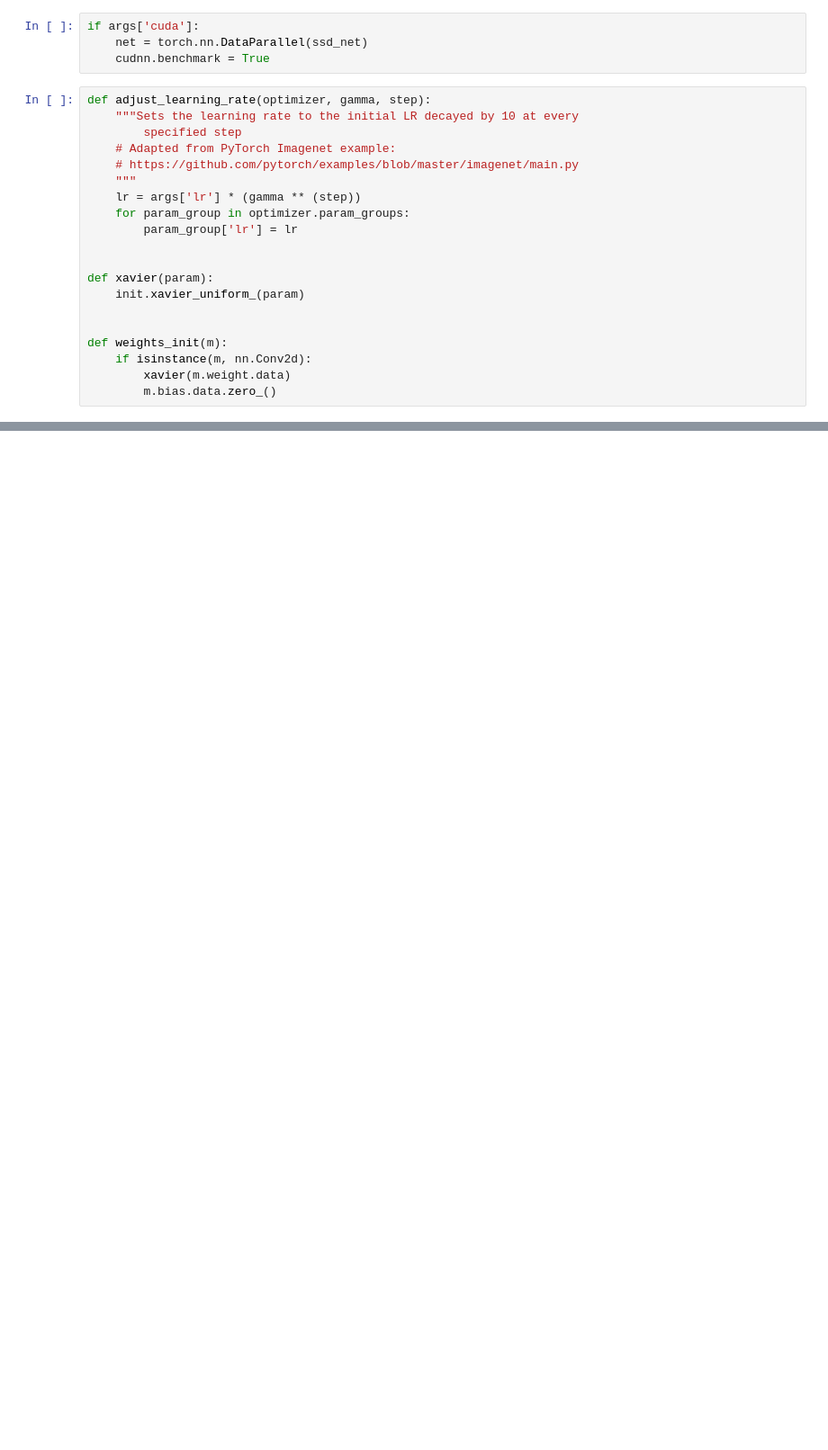
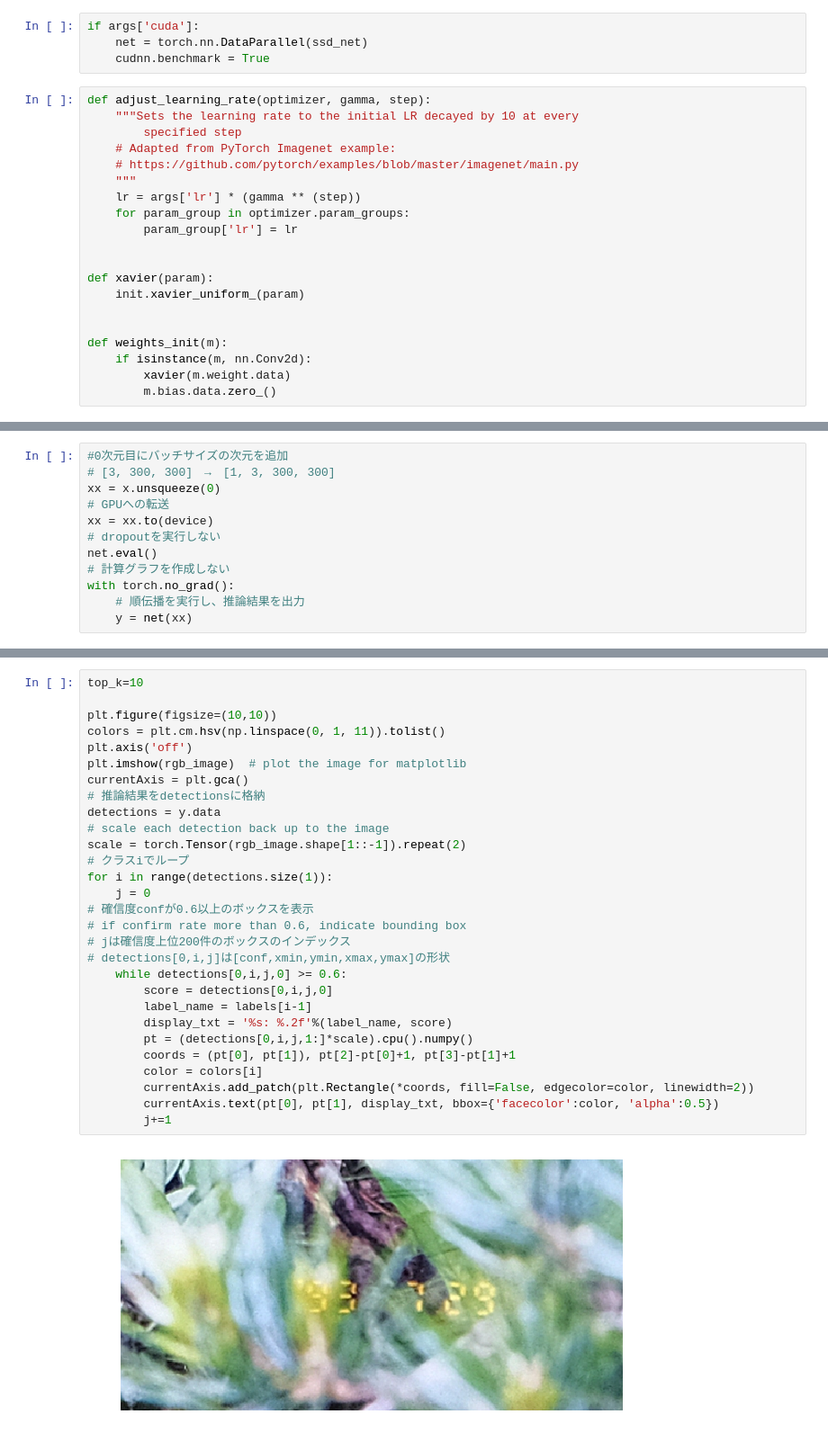
Before and after one commit to miyamotok0105/pytorch_handbook, a Jupyter notebook: chapter7/section7_4.ipynb, the cells around one changed output, grey strips where cells are left out. Shown at 90% size. Saved outputs shown, nothing was run; the diff lists cells and outputs as text; blank space fills up the shorter version.

```diff
--- a/chapter7/section7_4.ipynb
+++ b/chapter7/section7_4.ipynb
@@ -350,0 +497,12 @@ iter 1190 || Loss: 6.3005 ||
+# %%
+#0次元目にバッチサイズの次元を追加
+# [3, 300, 300]　→　[1, 3, 300, 300]
+xx = x.unsqueeze(0)
+# GPUへの転送
+xx = xx.to(device)
+# dropoutを実行しない
+net.eval()
+# 計算グラフを作成しない
+with torch.no_grad():
+    # 順伝播を実行し、推論結果を出力
+    y = net(xx)
@@ -350,0 +538,31 @@ iter 1190 || Loss: 6.3005 ||
+# %%
+top_k=10
+
+plt.figure(figsize=(10,10))
+colors = plt.cm.hsv(np.linspace(0, 1, 11)).tolist()
+plt.axis('off')
+plt.imshow(rgb_image)  # plot the image for matplotlib
+currentAxis = plt.gca()
+# 推論結果をdetectionsに格納
+detections = y.data
+# scale each detection back up to the image
+scale = torch.Tensor(rgb_image.shape[1::-1]).repeat(2)
+# クラスiでループ
+for i in range(detections.size(1)):
+    j = 0
+# 確信度confが0.6以上のボックスを表示
+# if confirm rate more than 0.6, indicate bounding box
+# jは確信度上位200件のボックスのインデックス
+# detections[0,i,j]は[conf,xmin,ymin,xmax,ymax]の形状
+    while detections[0,i,j,0] >= 0.6:
+        score = detections[0,i,j,0]
+        label_name = labels[i-1]
+        display_txt = '%s: %.2f'%(label_name, score)
+        pt = (detections[0,i,j,1:]*scale).cpu().numpy()
+        coords = (pt[0], pt[1]), pt[2]-pt[0]+1, pt[3]-pt[1]+1
+        color = colors[i]
+        currentAxis.add_patch(plt.Rectangle(*coords, fill=False, edgecolor=color, linewidth=2))
+        currentAxis.text(pt[0], pt[1], display_txt, bbox={'facecolor':color, 'alpha':0.5})
+        j+=1
+# %% [output]
+[figure, added]
```
Also changed, not shown: parts of 52 cells of this notebook.
